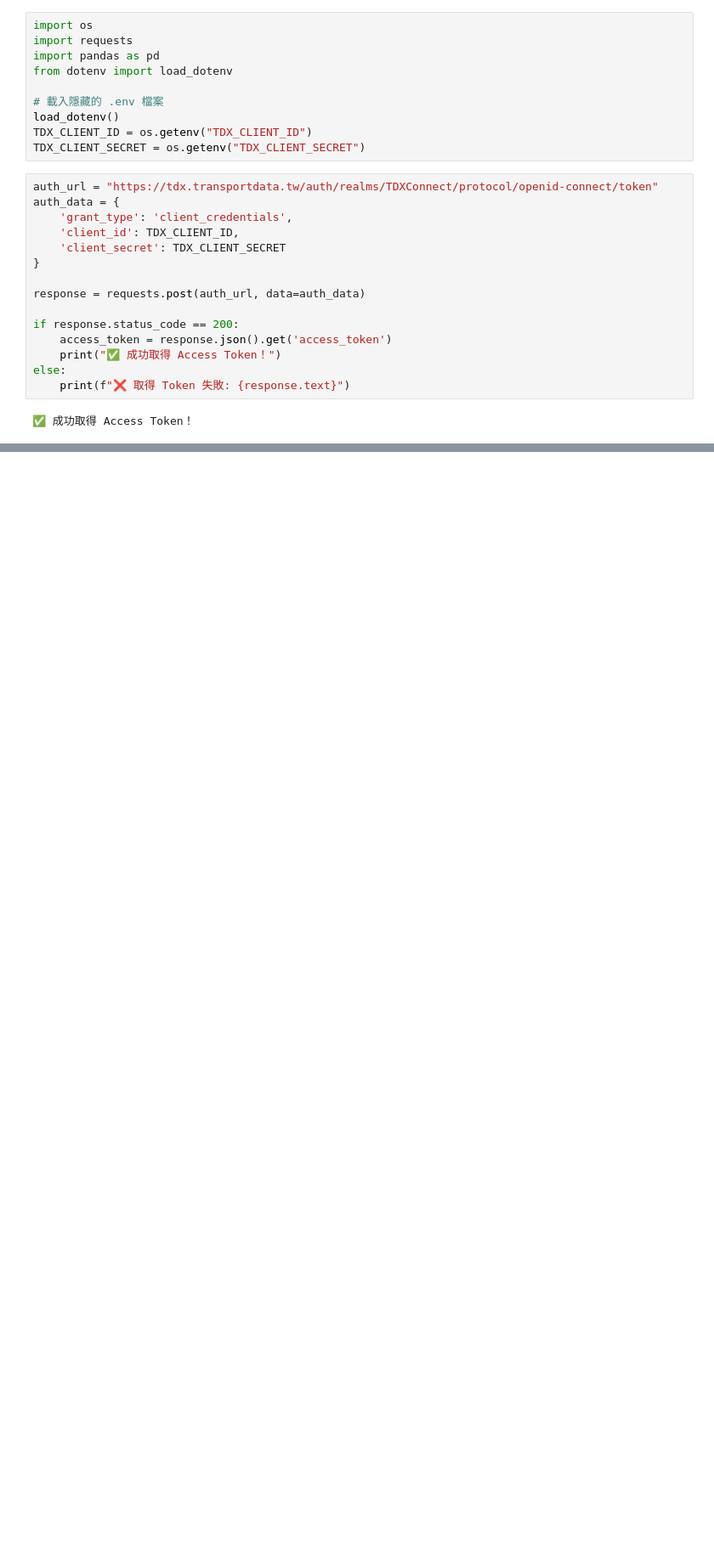
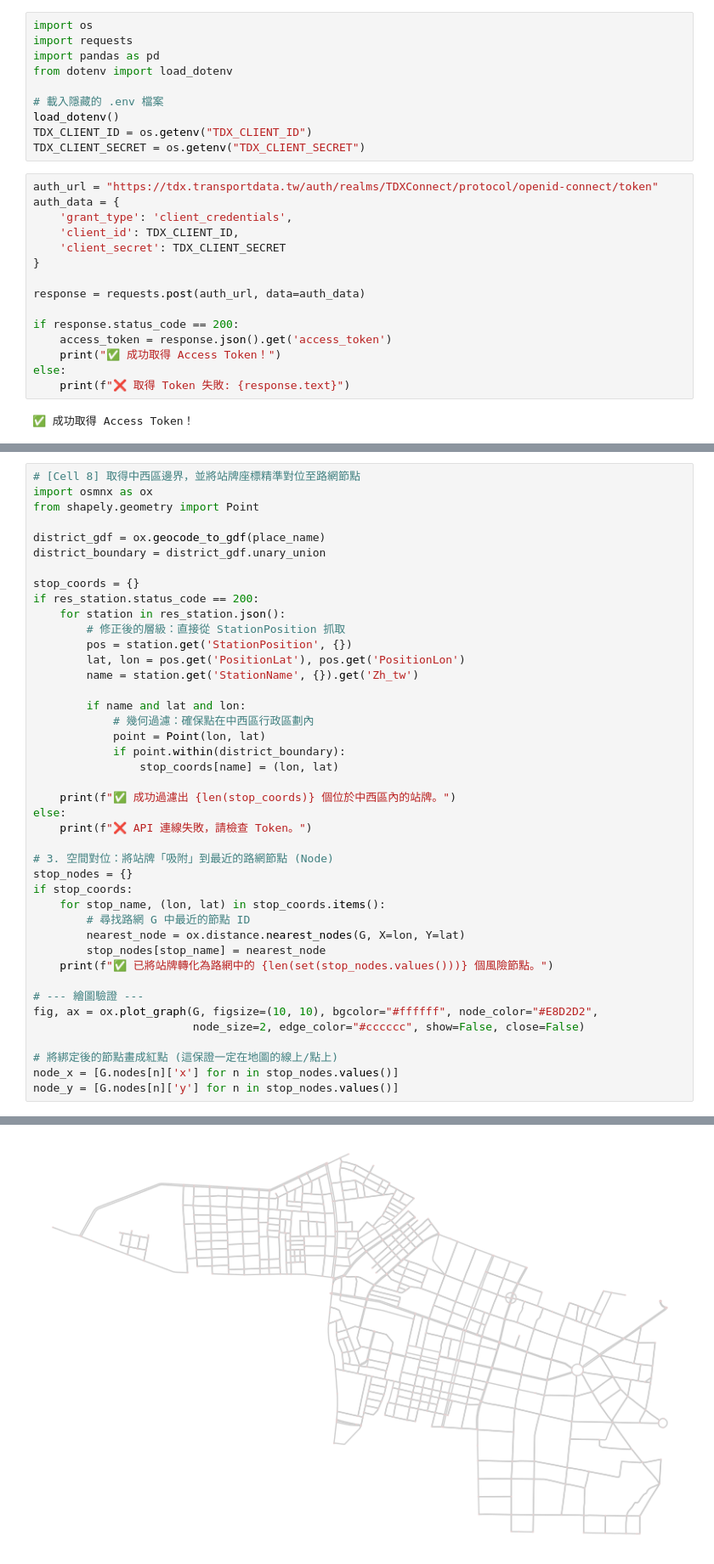
Before and after one commit to lihua00120/Project-Alley-Cat, a Jupyter notebook: bus.ipynb, the cells around one changed output, grey strips where cells are left out. Shown at 85% size. Saved outputs shown, nothing was run; the diff lists cells and outputs as text; blank space fills up the shorter version.

```diff
--- a/bus.ipynb
+++ b/bus.ipynb
@@ -83,0 +161,43 @@ df.head()  # 顯示前幾筆資料確認格式
+# %%
+# [Cell 8] 取得中西區邊界，並將站牌座標精準對位至路網節點
+import osmnx as ox
+from shapely.geometry import Point
+
+district_gdf = ox.geocode_to_gdf(place_name)
+district_boundary = district_gdf.unary_union
+
+stop_coords = {}
+if res_station.status_code == 200:
+    for station in res_station.json():
+        # 修正後的層級：直接從 StationPosition 抓取
+        pos = station.get('StationPosition', {})
+        lat, lon = pos.get('PositionLat'), pos.get('PositionLon')
+        name = station.get('StationName', {}).get('Zh_tw')
+
+        if name and lat and lon:
+            # 幾何過濾：確保點在中西區行政區劃內
+            point = Point(lon, lat)
+            if point.within(district_boundary):
+                stop_coords[name] = (lon, lat)
+
+    print(f"✅ 成功過濾出 {len(stop_coords)} 個位於中西區內的站牌。")
+else:
+    print(f"❌ API 連線失敗，請檢查 Token。")
+
+# 3. 空間對位：將站牌「吸附」到最近的路網節點 (Node)
+stop_nodes = {}
+if stop_coords:
+    for stop_name, (lon, lat) in stop_coords.items():
+        # 尋找路網 G 中最近的節點 ID
+        nearest_node = ox.distance.nearest_nodes(G, X=lon, Y=lat)
+        stop_nodes[stop_name] = nearest_node
+    print(f"✅ 已將站牌轉化為路網中的 {len(set(stop_nodes.values()))} 個風險節點。")
+
+# --- 繪圖驗證 ---
+fig, ax = ox.plot_graph(G, figsize=(10, 10), bgcolor="#ffffff", node_color="#E8D2D2",
+                        node_size=2, edge_color="#cccccc", show=False, close=False)
+
+# 將綁定後的節點畫成紅點 (這保證一定在地圖的線上/點上)
+node_x = [G.nodes[n]['x'] for n in stop_nodes.values()]
+node_y = [G.nodes[n]['y'] for n in stop_nodes.values()]
+# %% [output]
@@ -83,0 +206 @@ df.head()  # 顯示前幾筆資料確認格式
+[figure, added]
```
Also changed, not shown: parts of 11 cells of this notebook, 4 other files.
